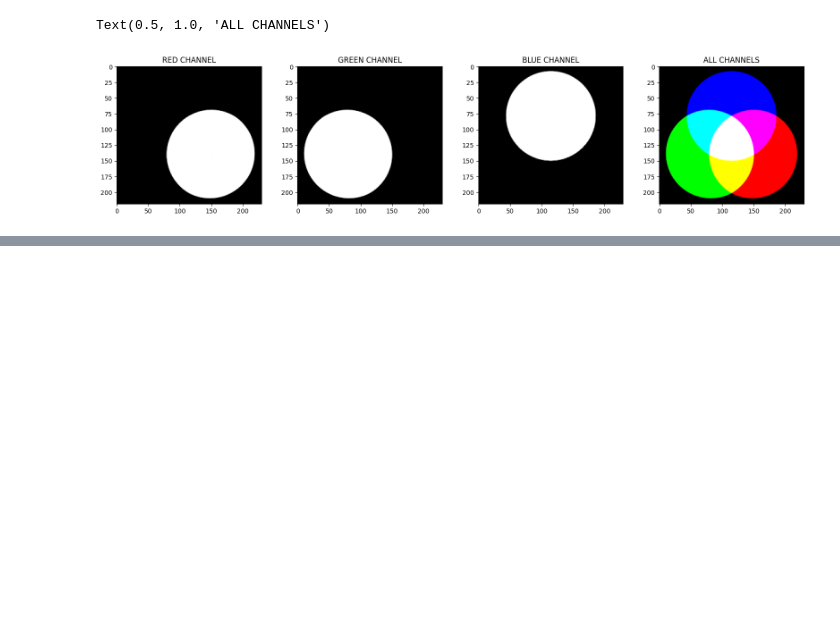
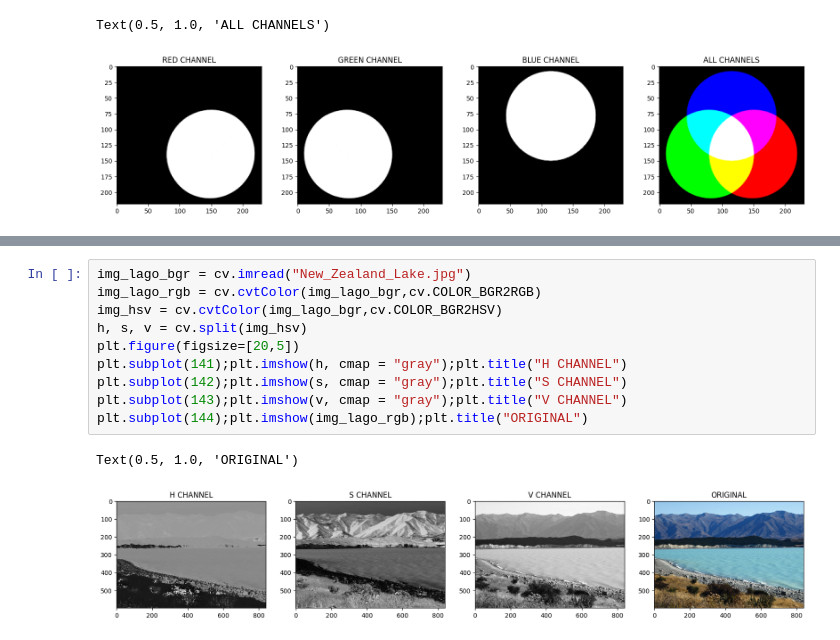
Before and after one commit to Felipex99/OPEN_CV, a Jupyter notebook: opencv.ipynb, the cells around one changed output, grey strips where cells are left out. Saved outputs shown, nothing was run; the diff lists cells and outputs as text; blank space fills up the shorter version.

```diff
--- a/opencv.ipynb
+++ b/opencv.ipynb
@@ -225,0 +254,13 @@ Text(0.5, 1.0, 'ALL CHANNELS')
+# %%
+img_lago_bgr = cv.imread("New_Zealand_Lake.jpg")
+img_lago_rgb = cv.cvtColor(img_lago_bgr,cv.COLOR_BGR2RGB)
+img_hsv = cv.cvtColor(img_lago_bgr,cv.COLOR_BGR2HSV)
+h, s, v = cv.split(img_hsv)
+plt.figure(figsize=[20,5])
+plt.subplot(141);plt.imshow(h, cmap = "gray");plt.title("H CHANNEL")
+plt.subplot(142);plt.imshow(s, cmap = "gray");plt.title("S CHANNEL")
+plt.subplot(143);plt.imshow(v, cmap = "gray");plt.title("V CHANNEL")
+plt.subplot(144);plt.imshow(img_lago_rgb);plt.title("ORIGINAL")
+# %% [output]
+Text(0.5, 1.0, 'ORIGINAL')
+[figure, added]
```
Also changed, not shown: parts of 14 cells of this notebook, 2 other files.
